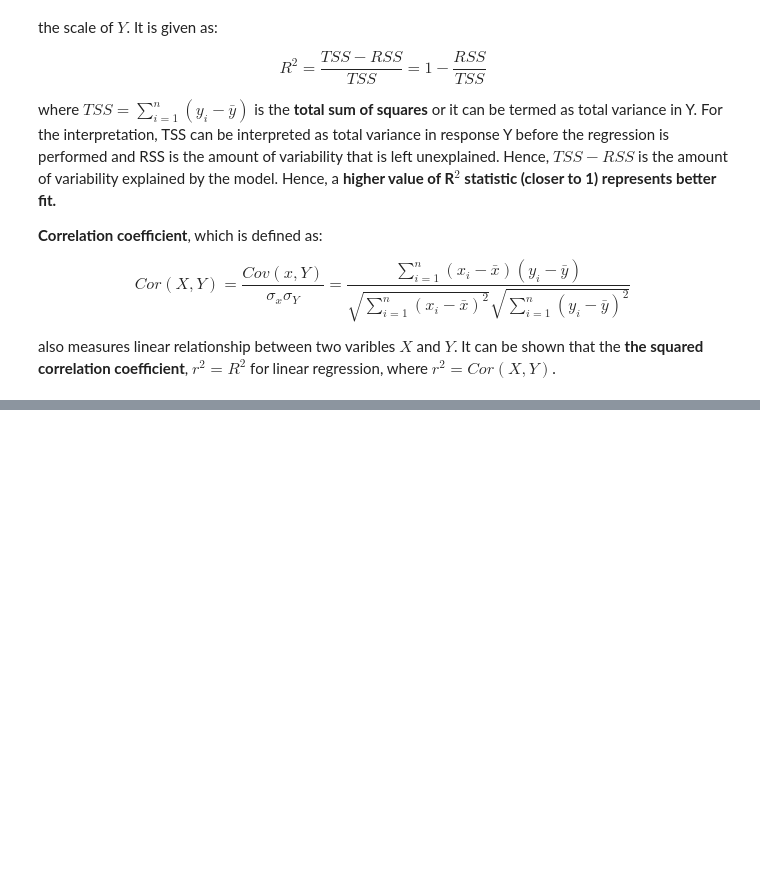
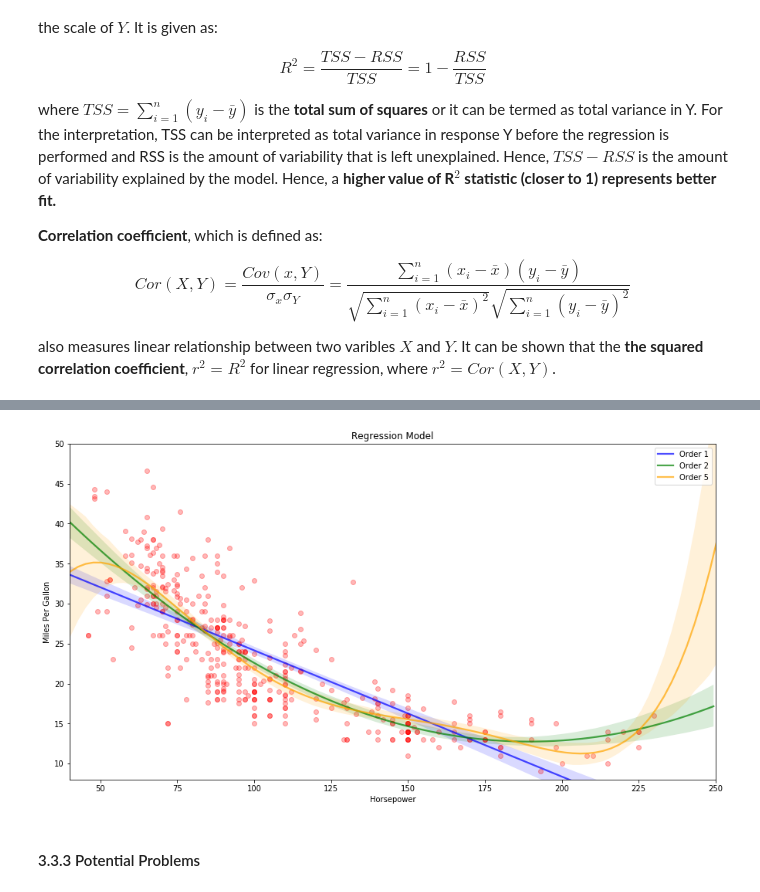
Before and after one commit to amitrajan012/Introduction-to-Statistical-Learning, a Jupyter notebook: Linear Regression.ipynb, the cells around one changed output, grey strips where cells are left out. Cells and saved outputs as stored; diff of their text form; code cells hidden in the pictures; blank space fills up the shorter version.

```diff
--- a/Linear Regression.ipynb
+++ b/Linear Regression.ipynb
@@ -131,0 +266,27 @@ also measures linear relationship between two varibles $X$ and $Y$. It can be sh
+# %%
+auto = pd.read_csv("data/Auto.csv")
+auto.dropna(inplace=True)
+auto = auto[auto['horsepower'] != '?']
+auto['horsepower'] = auto['horsepower'].astype(int)
+
+fig = plt.figure(figsize=(15,8))
+ax = fig.add_subplot(111)
+sns.regplot(x="horsepower", y="mpg", color='r', fit_reg=True, data=auto, order=1, scatter_kws={'alpha':0.1},
+            line_kws={'color':'blue', 'alpha':0.7, 'label':'Order 1'})
+sns.regplot(x="horsepower", y="mpg", color='r', fit_reg=True, data=auto, order=2, scatter_kws={'alpha':0.1},
+            line_kws={'color':'g', 'alpha':0.7, 'label':'Order 2'})
+sns.regplot(x="horsepower", y="mpg", color='r', fit_reg=True, data=auto, order=5, scatter_kws={'alpha':0.1},
+            line_kws={'color':'orange', 'alpha':0.7, 'label':'Order 5'})
+
+ax.set_xlabel('Horsepower')
+ax.set_ylabel('Miles Per Gallon')
+ax.set_title('Regression Model')
+ax.set_ylim(8, 50)
+ax.set_xlim(40, 250)
+ax.legend()
+
+plt.show()
+# %% [output]
+[figure, added]
+# %% [markdown]
+#### 3.3.3 Potential Problems
```
Also changed, not shown: parts of 28 cells of this notebook.
